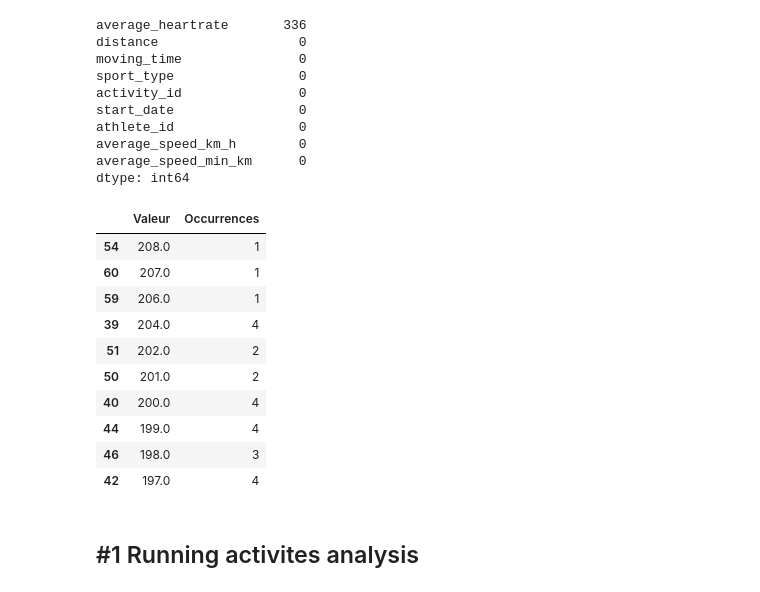
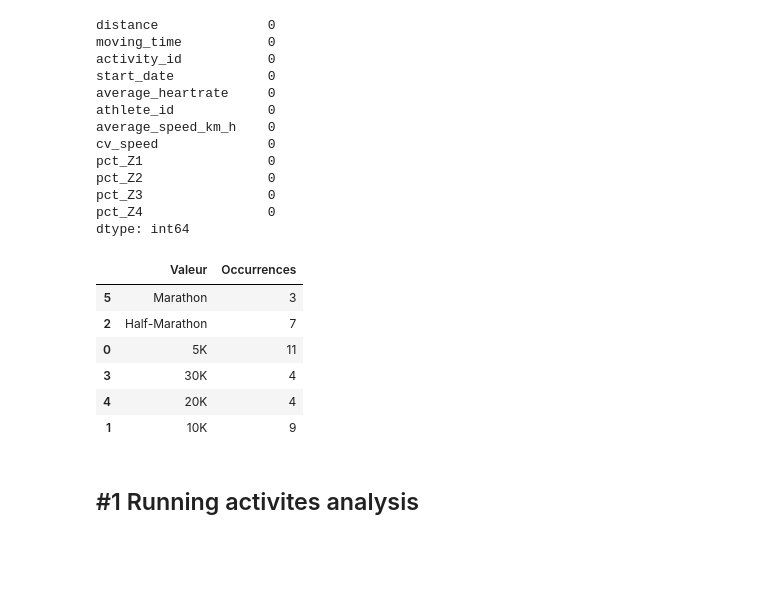
Before and after one commit to MathisGH/testAppStrava, a Jupyter notebook: notebook_strava.ipynb, the cells around one changed output. Cells and saved outputs as stored; diff of their text form; code cells hidden in the pictures; blank space fills up the shorter version.

```diff
--- a/notebook_strava.ipynb
+++ b/notebook_strava.ipynb
@@ -395,30 +432,29 @@ print(df_unique)
 # %%
-missing_values_count = df_final.isnull().sum() # Compte le nombre de valeurs nulles pour chaque variable
+missing_values_count = df_run.isnull().sum() # Compte le nombre de valeurs nulles pour chaque variable
 missing_values_count.sort_values(ascending=False)
 # %% [output]
-average_heartrate       336
-distance                  0
-moving_time               0
-sport_type                0
-activity_id               0
-start_date                0
-athlete_id                0
-average_speed_km_h        0
-average_speed_min_km      0
+distance              0
+moving_time           0
+activity_id           0
+start_date            0
+average_heartrate     0
+athlete_id            0
+average_speed_km_h    0
+cv_speed              0
+pct_Z1                0
+pct_Z2                0
+pct_Z3                0
+pct_Z4                0
 dtype: int64
 # %%
-df_values = df[df['athlete_id'] == 111468957]["max_heartrate_activity"].value_counts().reset_index() # Compte le nombre d'occcurences différentes pour chaque valeur d'une certaine variable
-df_values.columns = ["Valeur", "Occurrences"] #118945026 ou 111468957
+df_values = df_best_efforts[df_best_efforts['athlete_id'] == 118945026]["best_effort_name"].value_counts().reset_index() # Compte le nombre d'occcurences différentes pour chaque valeur d'une certaine variable
+df_values.columns = ["Valeur", "Occurrences"]
 df_values.sort_values(by='Valeur', ascending = False).head(10)
 # %% [output]
 |  | Valeur | Occurrences |
-| 54 | 208.0 | 1 |
-| 60 | 207.0 | 1 |
-| 59 | 206.0 | 1 |
-| 39 | 204.0 | 4 |
-| 51 | 202.0 | 2 |
-| 50 | 201.0 | 2 |
-| 40 | 200.0 | 4 |
-| 44 | 199.0 | 4 |
-| 46 | 198.0 | 3 |
-| 42 | 197.0 | 4 |
+| 5 | Marathon | 3 |
+| 2 | Half-Marathon | 7 |
+| 0 | 5K | 11 |
+| 3 | 30K | 4 |
+| 4 | 20K | 4 |
+| 1 | 10K | 9 |
```
Also changed, not shown: parts of 41 cells of this notebook, 6 other files.
